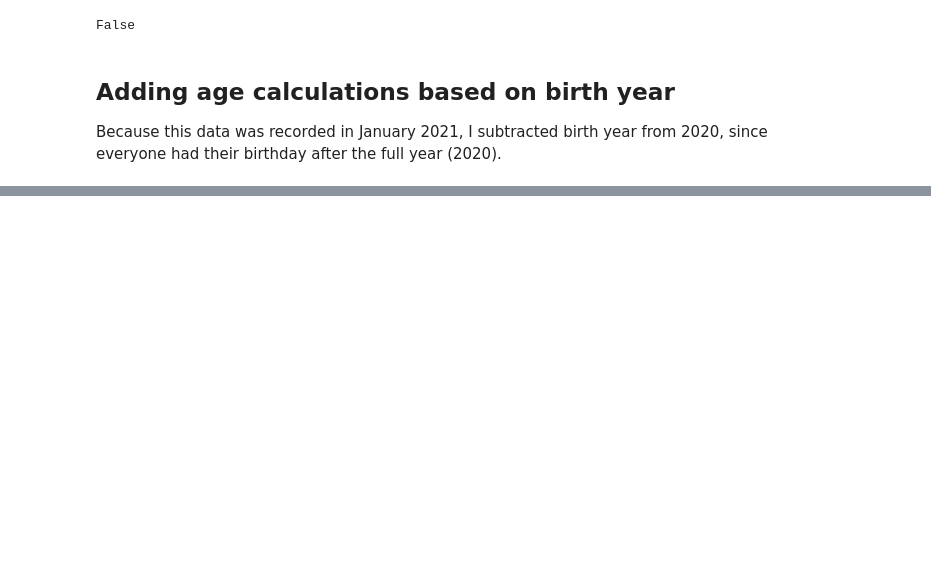
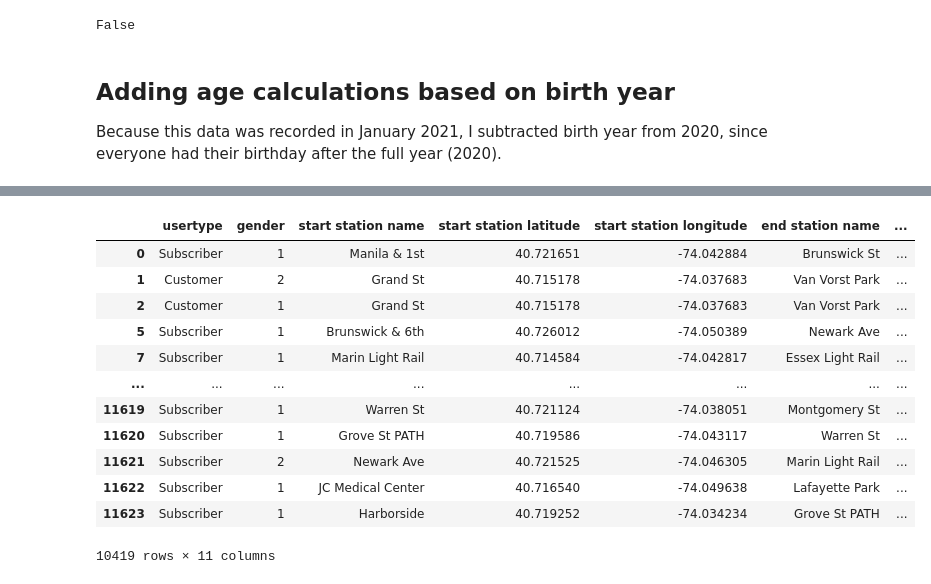
Before and after one commit to chanrce/citibike-analysis, a Jupyter notebook: To_CSV.ipynb, the cells around one changed output, grey strips where cells are left out. Saved outputs shown, nothing was run; the diff lists cells and outputs as text; code cells hidden in the pictures; blank space fills up the shorter version.

```diff
--- a/To_CSV.ipynb
+++ b/To_CSV.ipynb
@@ -107 +104,21 @@ clean3df['index_col'] = df.index
+# %%
+#Extracting start date from "starttime"
+clean_3['date'] = pd.to_datetime(clean_3['starttime']).dt.date
+#Dropping starttime column
+clean_4=clean_3.drop(columns=['starttime'])
+clean_4
+# %% [output]
+|  | usertype | gender | start station name | start station latitude | start station longitude | end station name | ... |
+| 0 | Subscriber | 1 | Manila & 1st | 40.721651 | -74.042884 | Brunswick St | ... |
+| 1 | Customer | 2 | Grand St | 40.715178 | -74.037683 | Van Vorst Park | ... |
+| 2 | Customer | 1 | Grand St | 40.715178 | -74.037683 | Van Vorst Park | ... |
+| 5 | Subscriber | 1 | Brunswick & 6th | 40.726012 | -74.050389 | Newark Ave | ... |
+| 7 | Subscriber | 1 | Marin Light Rail | 40.714584 | -74.042817 | Essex Light Rail | ... |
+| ... | ... | ... | ... | ... | ... | ... | ... |
+| 11619 | Subscriber | 1 | Warren St | 40.721124 | -74.038051 | Montgomery St | ... |
+| 11620 | Subscriber | 1 | Grove St PATH | 40.719586 | -74.043117 | Warren St | ... |
+| 11621 | Subscriber | 2 | Newark Ave | 40.721525 | -74.046305 | Marin Light Rail | ... |
+| 11622 | Subscriber | 1 | JC Medical Center | 40.716540 | -74.049638 | Lafayette Park | ... |
+| 11623 | Subscriber | 1 | Harborside | 40.719252 | -74.034234 | Grove St PATH | ... |
+10419 rows × 11 columns
 # %%
```
Also changed, not shown: parts of 6 cells of this notebook, 1 other file.
